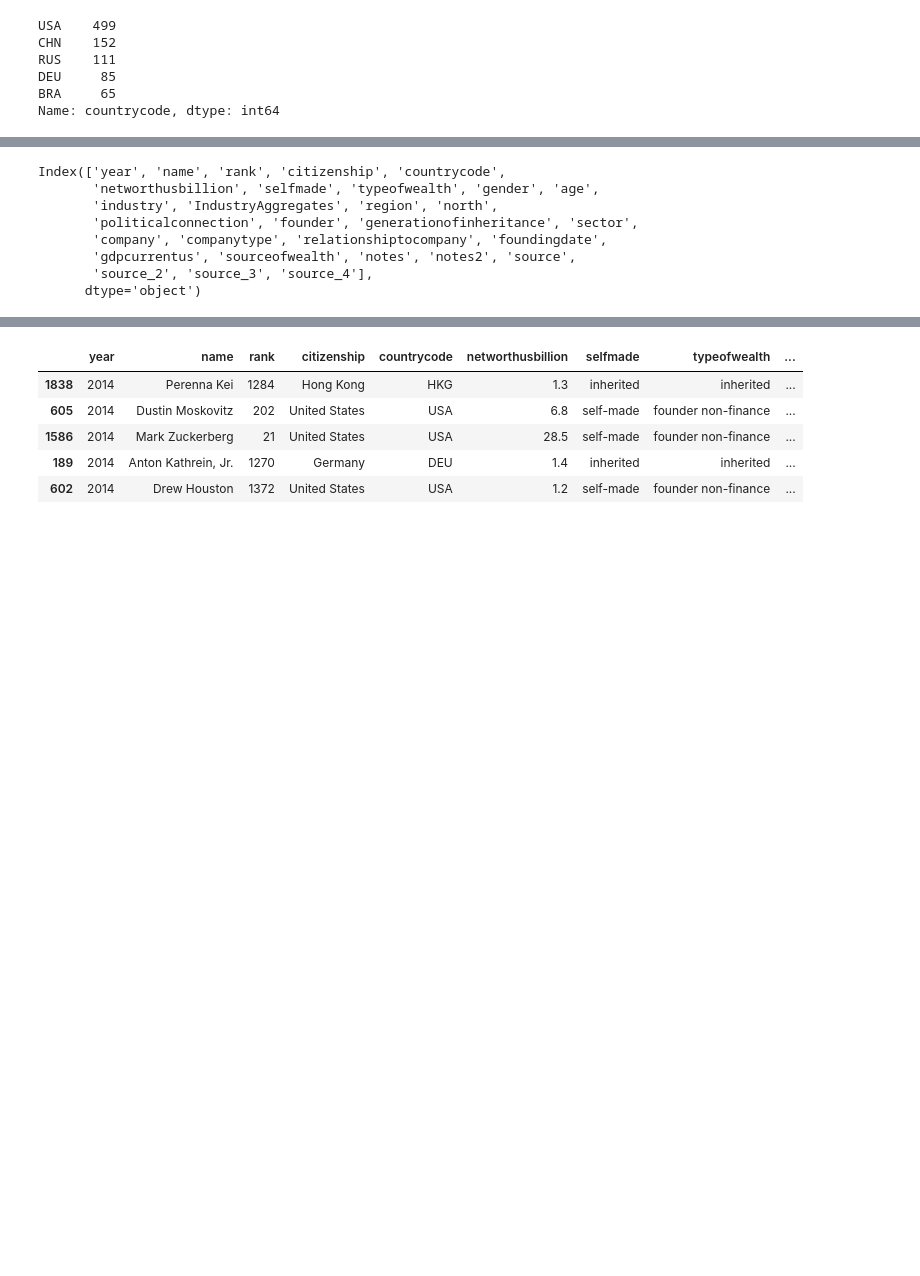
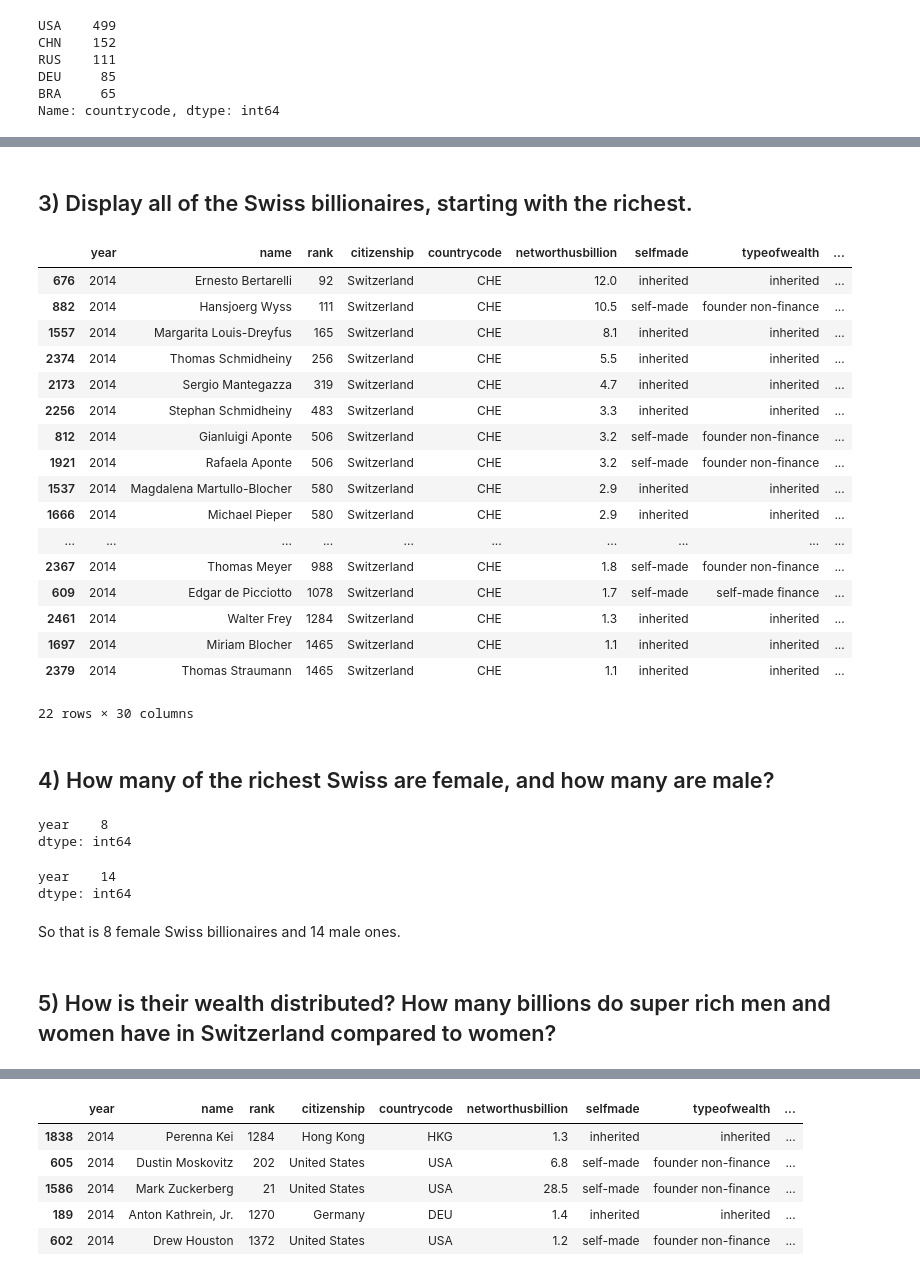
Before and after one commit to barjacks/foundations-homework, a Jupyter notebook: 07/RichPeople_Pandas_Homework_7_Skinner.ipynb, the cells around one changed output, grey strips where cells are left out. Cells and saved outputs as stored; diff of their text form; code cells hidden in the pictures; blank space fills up the shorter version.

```diff
--- a/07/RichPeople_Pandas_Homework_7_Skinner.ipynb
+++ b/07/RichPeople_Pandas_Homework_7_Skinner.ipynb
@@ -72,11 +63,43 @@ Swiss_billionaires.head(3)
-# %%
-recent.columns
-# %% [output]
-Index(['year', 'name', 'rank', 'citizenship', 'countrycode',
-       'networthusbillion', 'selfmade', 'typeofwealth', 'gender', 'age',
-       'industry', 'IndustryAggregates', 'region', 'north',
-       'politicalconnection', 'founder', 'generationofinheritance', 'sector',
-       'company', 'companytype', 'relationshiptocompany', 'foundingdate',
-       'gdpcurrentus', 'sourceofwealth', 'notes', 'notes2', 'source',
-       'source_2', 'source_3', 'source_4'],
-      dtype='object')
+# %% [markdown]
+## 3) Display all of the Swiss billionaires, starting with the richest.
+# %%
+Swiss_billionaires = recent[recent['countrycode'] == 'CHE']
+Swiss_billionaires_sorted = Swiss_billionaires.sort_values(by='networthusbillion', ascending=False)
+Swiss_billionaires_sorted
+# %% [output]
+|  | year | name | rank | citizenship | countrycode | networthusbillion | selfmade | typeofwealth | ... |
+| 676 | 2014 | Ernesto Bertarelli | 92 | Switzerland | CHE | 12.0 | inherited | inherited | ... |
+| 882 | 2014 | Hansjoerg Wyss | 111 | Switzerland | CHE | 10.5 | self-made | founder non-finance | ... |
+| 1557 | 2014 | Margarita Louis-Dreyfus | 165 | Switzerland | CHE | 8.1 | inherited | inherited | ... |
+| 2374 | 2014 | Thomas Schmidheiny | 256 | Switzerland | CHE | 5.5 | inherited | inherited | ... |
+| 2173 | 2014 | Sergio Mantegazza | 319 | Switzerland | CHE | 4.7 | inherited | inherited | ... |
+| 2256 | 2014 | Stephan Schmidheiny | 483 | Switzerland | CHE | 3.3 | inherited | inherited | ... |
+| 812 | 2014 | Gianluigi Aponte | 506 | Switzerland | CHE | 3.2 | self-made | founder non-finance | ... |
+| 1921 | 2014 | Rafaela Aponte | 506 | Switzerland | CHE | 3.2 | self-made | founder non-finance | ... |
+| 1537 | 2014 | Magdalena Martullo-Blocher | 580 | Switzerland | CHE | 2.9 | inherited | inherited | ... |
+| 1666 | 2014 | Michael Pieper | 580 | Switzerland | CHE | 2.9 | inherited | inherited | ... |
+| ... | ... | ... | ... | ... | ... | ... | ... | ... | ... |
+| 2367 | 2014 | Thomas Meyer | 988 | Switzerland | CHE | 1.8 | self-made | founder non-finance | ... |
+| 609 | 2014 | Edgar de Picciotto | 1078 | Switzerland | CHE | 1.7 | self-made | self-made finance | ... |
+| 2461 | 2014 | Walter Frey | 1284 | Switzerland | CHE | 1.3 | inherited | inherited | ... |
+| 1697 | 2014 | Miriam Blocher | 1465 | Switzerland | CHE | 1.1 | inherited | inherited | ... |
+| 2379 | 2014 | Thomas Straumann | 1465 | Switzerland | CHE | 1.1 | inherited | inherited | ... |
+22 rows × 30 columns
+# %% [markdown]
+## 4) How many of the richest Swiss are female, and how many are male?
+# %%
+female_Swiss_billionaires = Swiss_billionaires[Swiss_billionaires['gender'] == 'female'].count().head(1)
+female_Swiss_billionaires
+# %% [output]
+year    8
+dtype: int64
+# %%
+male_Swiss_billionaire = Swiss_billionaires[Swiss_billionaires['gender'] == 'male'].count().head(1)
+male_Swiss_billionaire
+# %% [output]
+year    14
+dtype: int64
+# %% [markdown]
+So that is 8 female Swiss billionaires and 14 male ones.
+# %% [markdown]
+## 5) How is their wealth distributed? How many billions do super rich men and women have in Switzerland compared to women?
```
Also changed, not shown: parts of 54 cells of this notebook, 1 other file.
